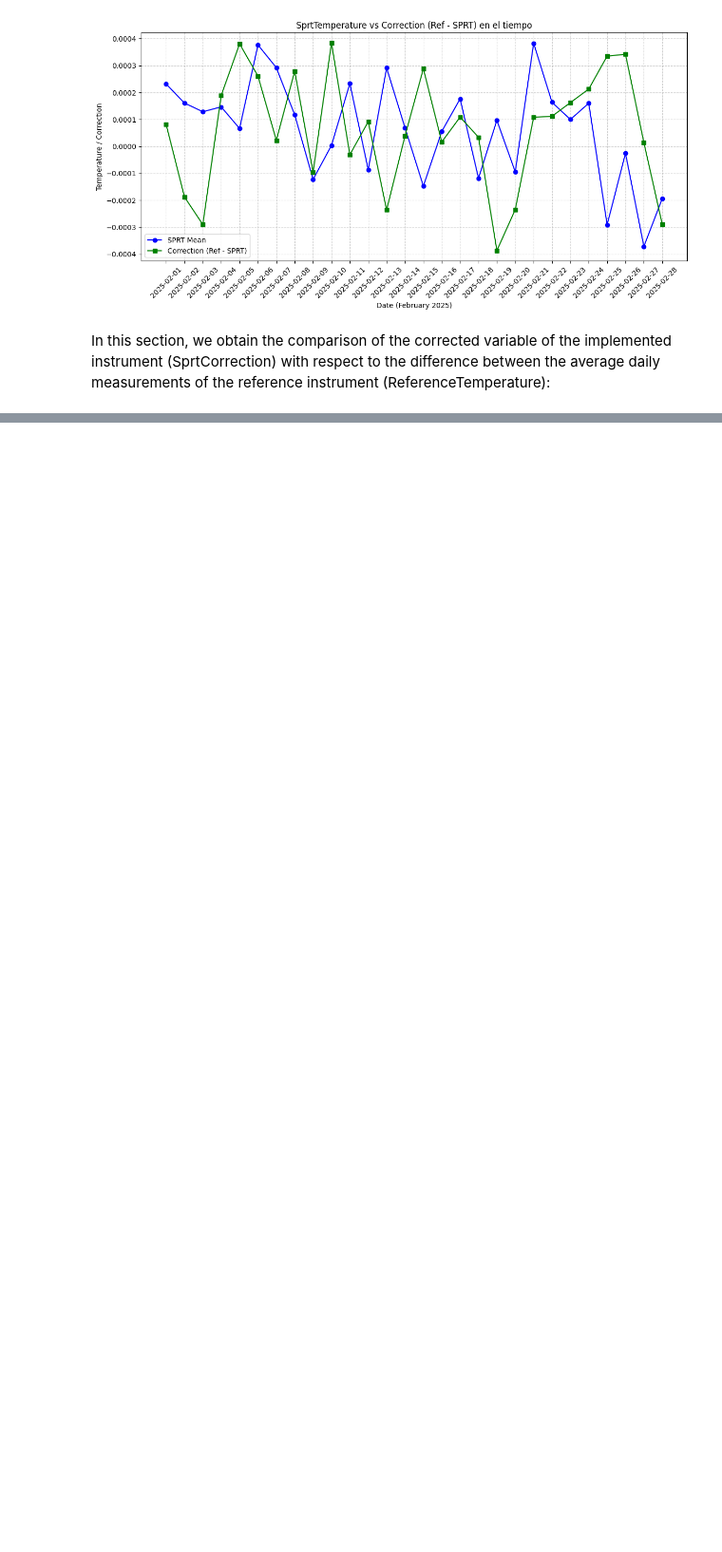
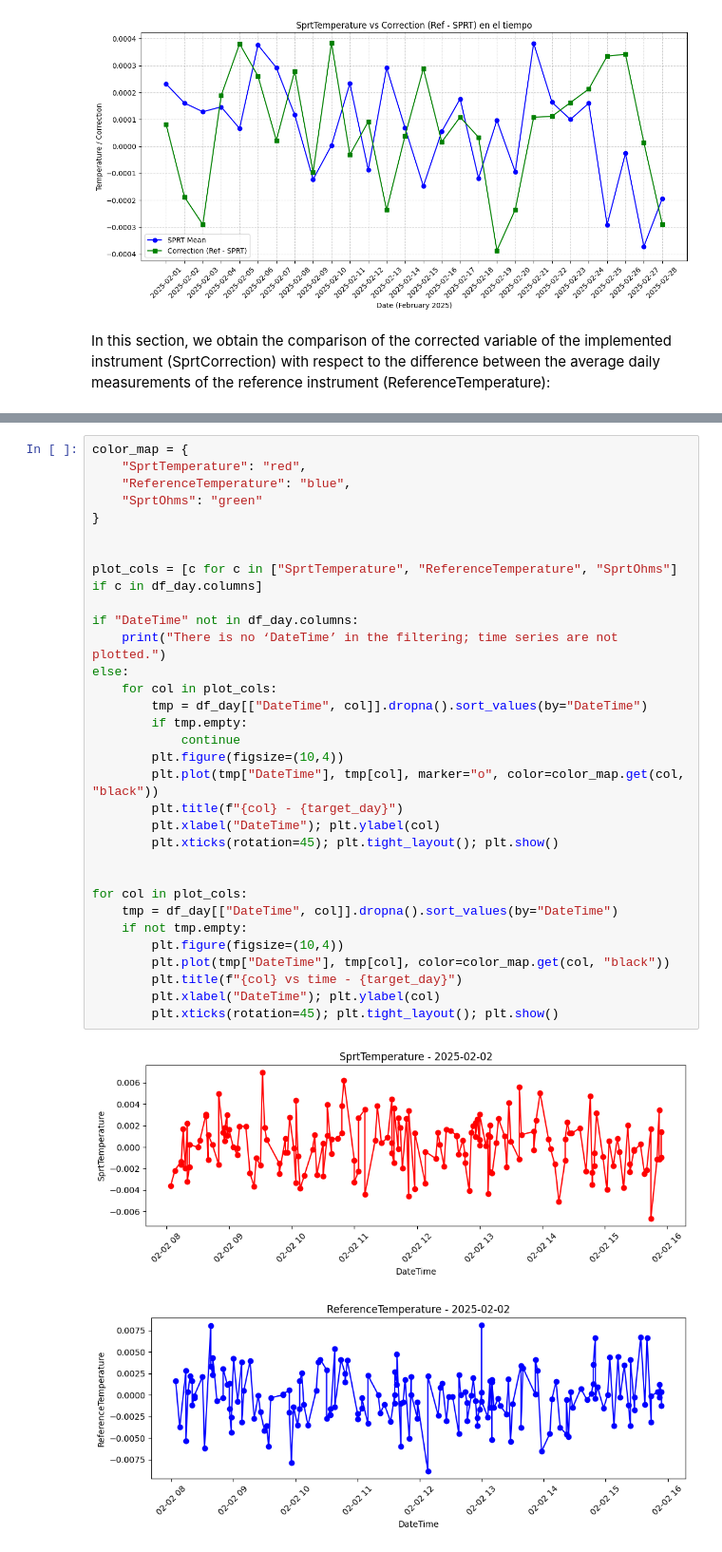
Before and after one commit to hernancardenasposada/MMPC14-1_SCIENTIFIC_PROGRAM, a Jupyter notebook: 1_First_lab.ipynb, the cells around one changed output, grey strips where cells are left out. Shown at 95% size. Cells and saved outputs as stored; diff of their text form; blank space fills up the shorter version.

```diff
--- a/1_First_lab.ipynb
+++ b/1_First_lab.ipynb
@@ -1134,0 +400,35 @@ array([0, 4, 0, 0, 0, 1, 0])
+# %%
+color_map = {
+    "SprtTemperature": "red",
+    "ReferenceTemperature": "blue",
+    "SprtOhms": "green"
+}
+
+
+plot_cols = [c for c in ["SprtTemperature", "ReferenceTemperature", "SprtOhms"] if c in df_day.columns]
+
+if "DateTime" not in df_day.columns:
+    print("There is no ‘DateTime’ in the filtering; time series are not plotted.")
+else:
+    for col in plot_cols:
+        tmp = df_day[["DateTime", col]].dropna().sort_values(by="DateTime")
+        if tmp.empty:
+            continue
+        plt.figure(figsize=(10,4))
+        plt.plot(tmp["DateTime"], tmp[col], marker="o", color=color_map.get(col, "black"))
+        plt.title(f"{col} - {target_day}")
+        plt.xlabel("DateTime"); plt.ylabel(col)
+        plt.xticks(rotation=45); plt.tight_layout(); plt.show()
+
+
+for col in plot_cols:
+    tmp = df_day[["DateTime", col]].dropna().sort_values(by="DateTime")
+    if not tmp.empty:
+        plt.figure(figsize=(10,4))
+        plt.plot(tmp["DateTime"], tmp[col], color=color_map.get(col, "black"))
+        plt.title(f"{col} vs time - {target_day}")
+        plt.xlabel("DateTime"); plt.ylabel(col)
+        plt.xticks(rotation=45); plt.tight_layout(); plt.show()
+# %% [output]
+[figure, added]
+[figure, added]
```
Also changed, not shown: parts of 47 cells of this notebook.
